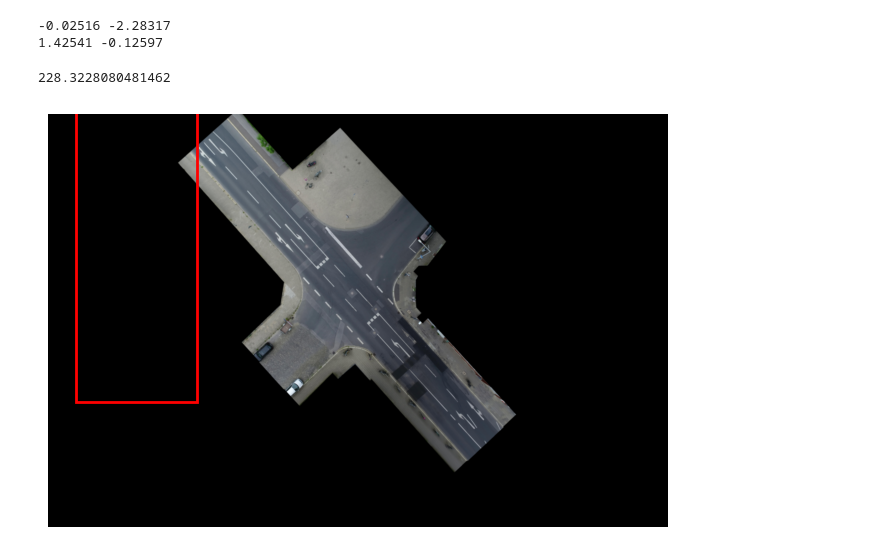
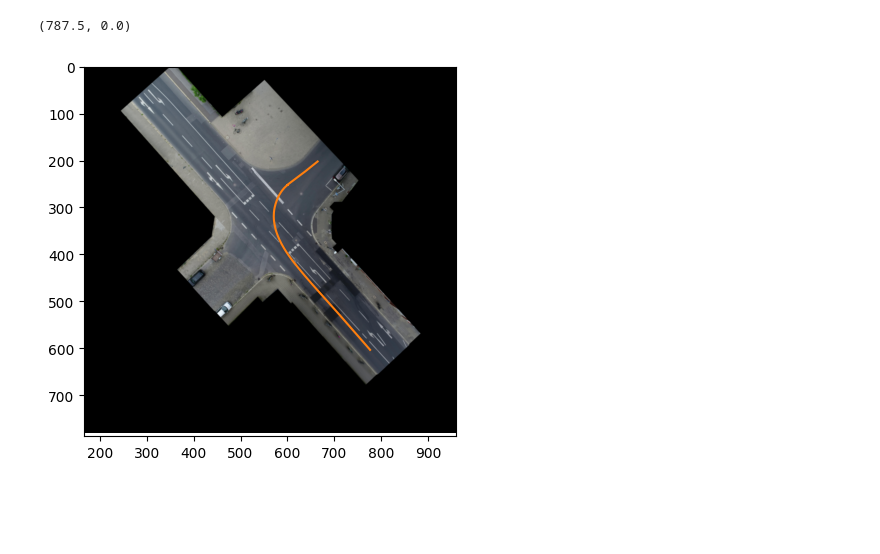
Before and after one commit to QDZHOU/FYP_Intent_Learning, a Jupyter notebook: dataset.ipynb, the cells around one changed output. Cells and saved outputs as stored; diff of their text form; code cells hidden in the pictures; blank space fills up the shorter version.

```diff
--- a/dataset.ipynb
+++ b/dataset.ipynb
@@ -5,15 +5,13 @@ import matplotlib.image as mpimg
 import matplotlib.patches as patches
 # %%
 data_id = "08"
+track_id = 14
 background_filepath = f"./data/{data_id}_background.png"
 recordingMeta_filepath = f"./data/{data_id}_recordingMeta.csv"
 tracks_filepath = f"./data/{data_id}_tracks.csv"
 tracksMeta_filepath = f"./data/{data_id}_tracksMeta.csv"
 # %%
 tracks_data = pd.read_csv(tracks_filepath)
-filtered_data = tracks_data[tracks_data['trackId'] == 17]
-print(filtered_data['xAcceleration'].max(),filtered_data['xAcceleration'].min())
-print(filtered_data['yAcceleration'].max(),filtered_data['yAcceleration'].min())
+filtered_data = tracks_data[tracks_data['trackId'] == track_id]
+SV_x = filtered_data["xCenter"].to_numpy()
+SV_y = filtered_data["yCenter"].to_numpy()
-# %% [output]
--0.02516 -2.28317
-1.42541 -0.12597
@@ -58,15 +17,0 @@ def plot_sv(track_id=0, data_id="00"):
-# %%
-data = pd.read_csv(tracks_filepath)
-image = mpimg.imread(background_filepath)
-height, width, _ = image.shape
-fig, ax = plt.subplots(figsize=(8, 6))
-plt.imshow(image)
-ratio = 0.00814636091724916
-print(1.86/ratio)
-rect = patches.Rectangle((51.56722,-41.60204), 1.86488/ratio,4.76778/ratio, linewidth=2, edgecolor='red', facecolor='none')
-ax.add_patch(rect)
-plt.axis('off')  # Hide axes for better visualization
-plt.show()
-# %% [output]
-228.3228080481462
-[figure, removed]
@@ -493,0 +44,16 @@ class Planner_P( ):
+# %%
+x_lim_0 = 2000/12
+x_lim_1 = 11500/12
+y_lim_0 = 9450/12
+y_lim_1 = 0/12
+# %%
+fig, ax = plt.subplots()
+plt.plot(SV_x, SV_y)
+img   = mpimg.imread(background_filepath)
+plt.plot(SV_x/0.00814636091724916/12, -SV_y/0.00814636091724916/12)
+plt.imshow(img)
+ax.set_xlim([x_lim_0,x_lim_1])
+ax.set_ylim([y_lim_0,y_lim_1])
+# %% [output]
+(787.5, 0.0)
+[figure, added]
```
Also changed, not shown: parts of 4 cells of this notebook, 2 other files.
